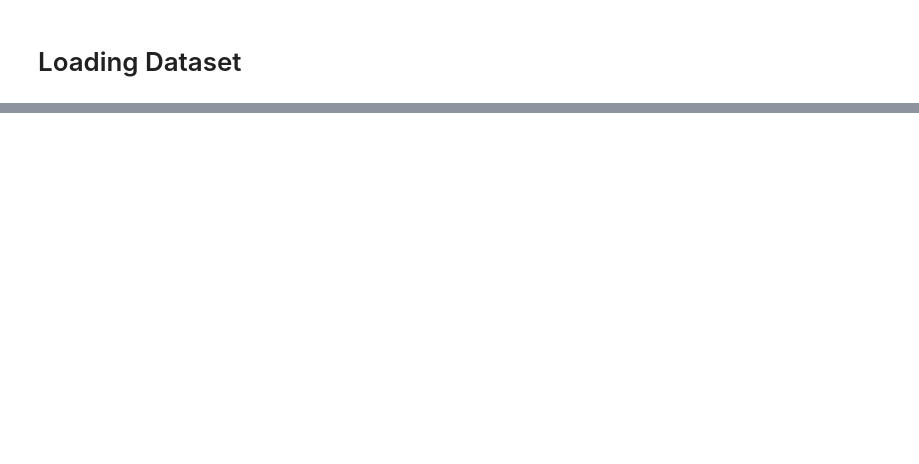
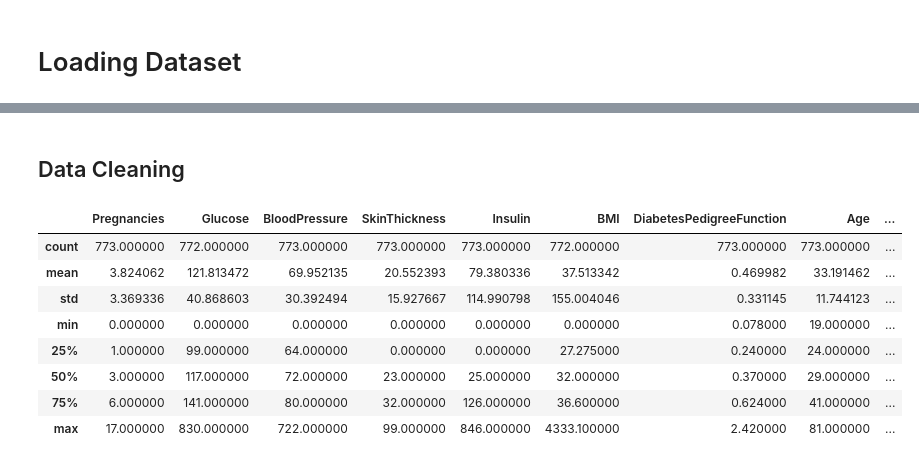
Before and after one commit to TaiDepZai999-uit-aic/CS115, a Jupyter notebook: random_forest.ipynb, the cells around one changed output, grey strips where cells are left out. Drawn from its saved outputs; the diff is of its cells as text; code cells hidden in the pictures; blank space fills up the shorter version.

```diff
--- a/random_forest.ipynb
+++ b/random_forest.ipynb
@@ -133,0 +14,2 @@ plt.show()
+# %%
+diabetes = pd.read_csv('../diabetes/beophi.csv', index_col=0)
@@ -133,0 +35,14 @@ plt.show()
+# %% [markdown]
+## Data Cleaning
+# %%
+diabetes.describe()
+# %% [output]
+|  | Pregnancies | Glucose | BloodPressure | SkinThickness | Insulin | BMI | DiabetesPedigreeFunction | Age | ... |
+| count | 773.000000 | 772.000000 | 773.000000 | 773.000000 | 773.000000 | 772.000000 | 773.000000 | 773.000000 | ... |
+| mean | 3.824062 | 121.813472 | 69.952135 | 20.552393 | 79.380336 | 37.513342 | 0.469982 | 33.191462 | ... |
+| std | 3.369336 | 40.868603 | 30.392494 | 15.927667 | 114.990798 | 155.004046 | 0.331145 | 11.744123 | ... |
+| min | 0.000000 | 0.000000 | 0.000000 | 0.000000 | 0.000000 | 0.000000 | 0.078000 | 19.000000 | ... |
+| 25% | 1.000000 | 99.000000 | 64.000000 | 0.000000 | 0.000000 | 27.275000 | 0.240000 | 24.000000 | ... |
+| 50% | 3.000000 | 117.000000 | 72.000000 | 23.000000 | 25.000000 | 32.000000 | 0.370000 | 29.000000 | ... |
+| 75% | 6.000000 | 141.000000 | 80.000000 | 32.000000 | 126.000000 | 36.600000 | 0.624000 | 41.000000 | ... |
+| max | 17.000000 | 830.000000 | 722.000000 | 99.000000 | 846.000000 | 4333.100000 | 2.420000 | 81.000000 | ... |
```
Also changed, not shown: parts of 56 cells of this notebook.
